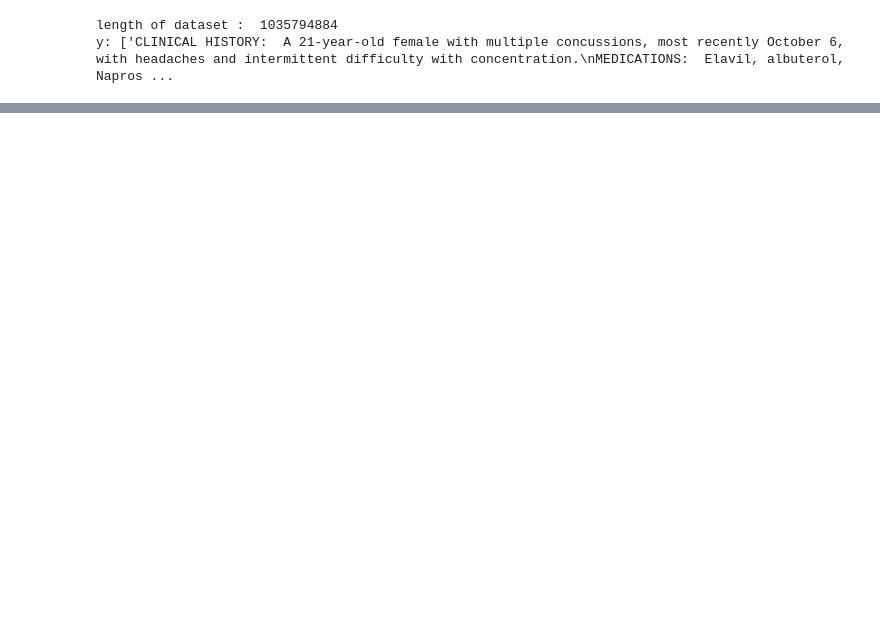
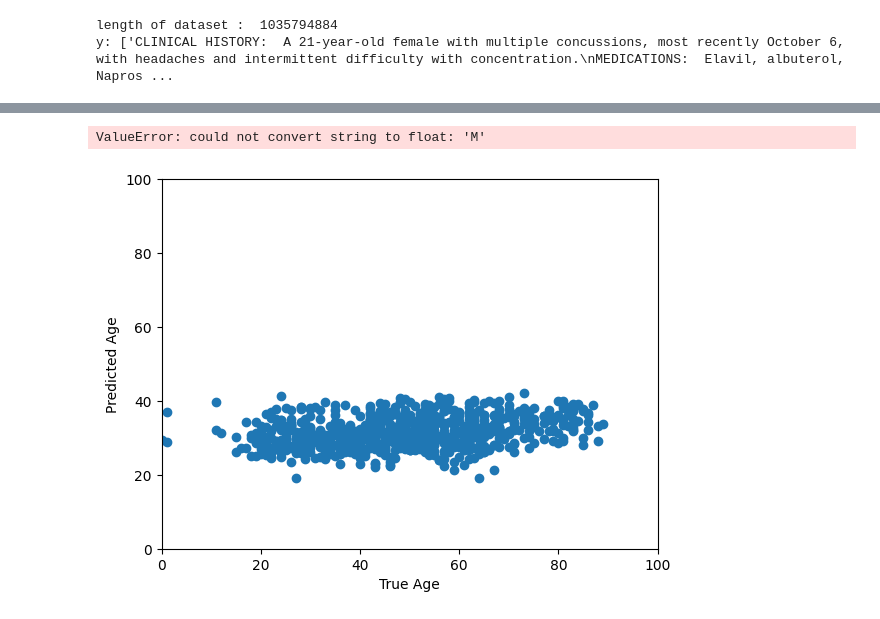
Before and after one commit to tidiane-camaret/EEGClip, a Jupyter notebook: scripts/text_analysis/tuh_label_decoding.ipynb, the cells around one changed output, grey strips where cells are left out. Drawn from its saved outputs; the diff is of its cells as text; code cells hidden in the pictures; blank space fills up the shorter version.

```diff
--- a/scripts/text_analysis/tuh_label_decoding.ipynb
+++ b/scripts/text_analysis/tuh_label_decoding.ipynb
@@ -51,3 +51,4 @@ for r in report_df['report']:
         report_embeddings.append(outputs.to_tuple()[0][0][0].detach().numpy().tolist())
 
 report_embeddings = np.array(report_embeddings)
+report_df['report_embedding'] = report_embeddings.tolist()
@@ -53,0 +98,45 @@ report_embeddings = np.array(report_embeddings)
+# %%
+# decode age from embeddings using linear regression
+from sklearn.linear_model import LinearRegression
+from sklearn.model_selection import train_test_split
+from sklearn.metrics import mean_squared_error
+
+#model = LinearRegression()
+
+# using a mlp
+from sklearn.neural_network import MLPRegressor
+
+model = MLPRegressor(random_state=1, max_iter=500).fit(X_train, y_train)
+
+
+# using xgboost
+import xgboost as xgb
+#model = xgb.XGBRegressor(objective ='reg:squarederror', colsample_bytree = 0.3, learning_rate = 0.1,
+#                max_depth = 5, alpha = 10, n_estimators = 10)
+
+
+X = report_embeddings
+y = report_df["age"].values
+
+
+X_train, X_test, y_train, y_test = train_test_split(
+            X, y, test_size=0.33, random_state=42)
+model.fit(X_train, y_train)
+y_pred = model.predict(X_test)
+print("MSE: ", mean_squared_error(y_test, y_pred))
+# average age error
+print("MAE: ", np.mean(np.abs(y_test - y_pred)))
+# %% [output]
+ValueError: could not convert string to float: 'M'
+# %%
+# plot predicted age vs. true age
+import matplotlib.pyplot as plt
+plt.scatter(y_test, y_pred)
+plt.xlabel("True Age")
+plt.ylabel("Predicted Age")
+# set xmin and xmax to the same value to make the plot square
+plt.xlim(0, 100)
+plt.ylim(0, 100)
+plt.show()
+# %% [output]
+[figure, added]
```
Also changed, not shown: parts of 3 cells of this notebook, 1 other file.
